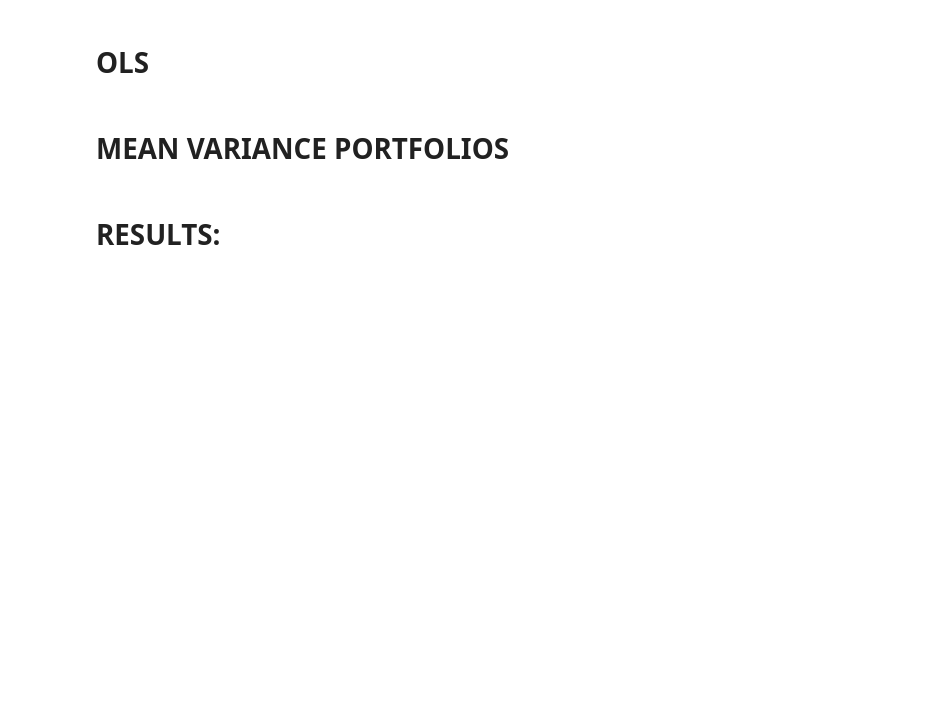
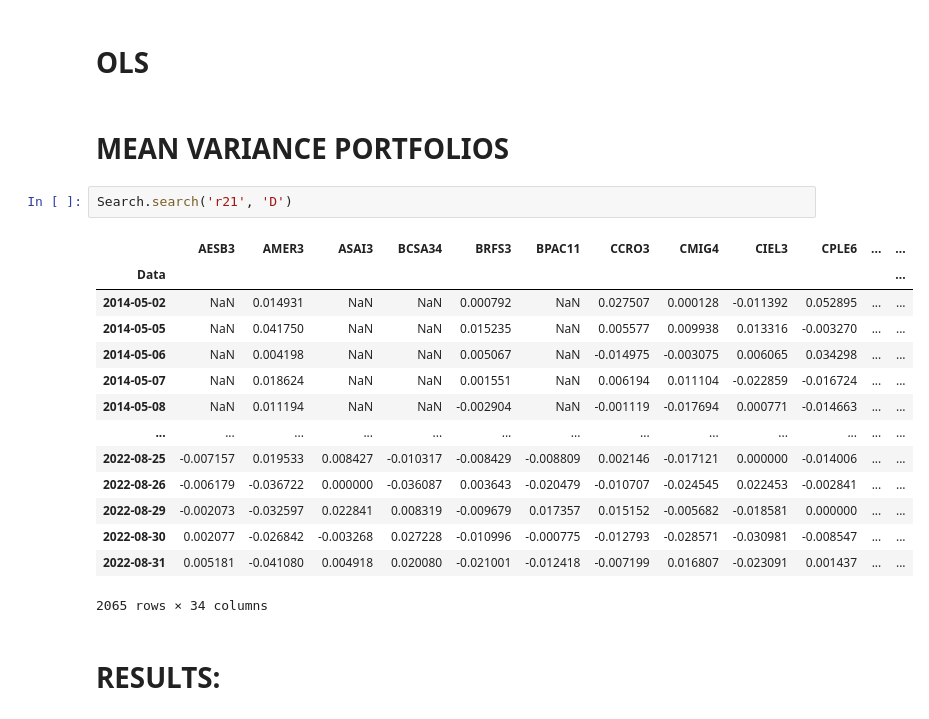
Before and after one commit to lvoltolini/Finance_file, a Jupyter notebook: Notebook.ipynb, the cells around one changed output. Drawn from its saved outputs; the diff is of its cells as text; blank space fills up the shorter version.

```diff
--- a/Notebook.ipynb
+++ b/Notebook.ipynb
@@ -136,6 +120,23 @@ resample_returns(r41, 'Y')
 # OLS
 # %% [markdown]
 # MEAN VARIANCE PORTFOLIOS
+# %%
+Search.search('r21', 'D')
+# %% [output]
+|  | AESB3 | AMER3 | ASAI3 | BCSA34 | BRFS3 | BPAC11 | CCRO3 | CMIG4 | CIEL3 | CPLE6 | ... | ... |
+| Data |  |  |  |  |  |  |  |  |  |  |  | ... |
+| 2014-05-02 | NaN | 0.014931 | NaN | NaN | 0.000792 | NaN | 0.027507 | 0.000128 | -0.011392 | 0.052895 | ... | ... |
+| 2014-05-05 | NaN | 0.041750 | NaN | NaN | 0.015235 | NaN | 0.005577 | 0.009938 | 0.013316 | -0.003270 | ... | ... |
+| 2014-05-06 | NaN | 0.004198 | NaN | NaN | 0.005067 | NaN | -0.014975 | -0.003075 | 0.006065 | 0.034298 | ... | ... |
+| 2014-05-07 | NaN | 0.018624 | NaN | NaN | 0.001551 | NaN | 0.006194 | 0.011104 | -0.022859 | -0.016724 | ... | ... |
+| 2014-05-08 | NaN | 0.011194 | NaN | NaN | -0.002904 | NaN | -0.001119 | -0.017694 | 0.000771 | -0.014663 | ... | ... |
+| ... | ... | ... | ... | ... | ... | ... | ... | ... | ... | ... | ... | ... |
+| 2022-08-25 | -0.007157 | 0.019533 | 0.008427 | -0.010317 | -0.008429 | -0.008809 | 0.002146 | -0.017121 | 0.000000 | -0.014006 | ... | ... |
+| 2022-08-26 | -0.006179 | -0.036722 | 0.000000 | -0.036087 | 0.003643 | -0.020479 | -0.010707 | -0.024545 | 0.022453 | -0.002841 | ... | ... |
+| 2022-08-29 | -0.002073 | -0.032597 | 0.022841 | 0.008319 | -0.009679 | 0.017357 | 0.015152 | -0.005682 | -0.018581 | 0.000000 | ... | ... |
+| 2022-08-30 | 0.002077 | -0.026842 | -0.003268 | 0.027228 | -0.010996 | -0.000775 | -0.012793 | -0.028571 | -0.030981 | -0.008547 | ... | ... |
+| 2022-08-31 | 0.005181 | -0.041080 | 0.004918 | 0.020080 | -0.021001 | -0.012418 | -0.007199 | 0.016807 | -0.023091 | 0.001437 | ... | ... |
+2065 rows × 34 columns
 # %% [markdown]
 # RESULTS:
 # %%
```
Also changed, not shown: parts of 7 cells of this notebook, 1 other file.
